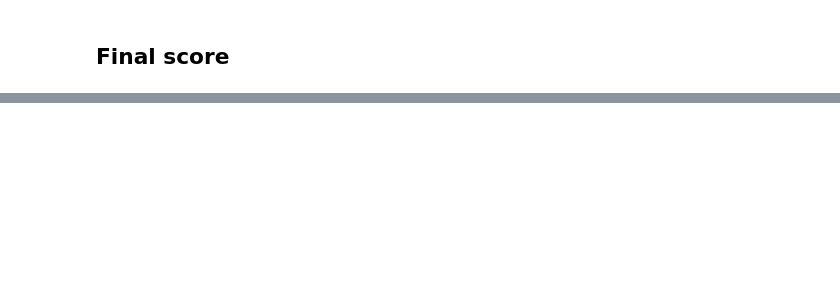
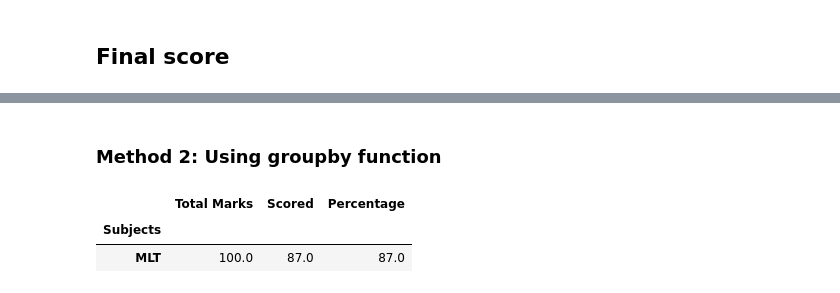
Before and after one commit to hem436/Student-s-Autograder, a Jupyter notebook: Autograder.ipynb, the cells around one changed output, grey strips where cells are left out. Saved outputs shown, nothing was run; the diff lists cells and outputs as text; code cells hidden in the pictures; blank space fills up the shorter version.

```diff
--- a/Autograder.ipynb
+++ b/Autograder.ipynb
@@ -417,0 +450,16 @@ s_head
+# %% [markdown]
+### Method 2: Using groupby function
+# %%
+df2["Correct Marks"]=df2["Correct Marks"].apply(float)
+# %%
+report2=pd.DataFrame(df2.groupby("Subjects")[["Correct Marks","Score"]].sum())
+# %%
+report2["Percentage"]=(report2["Score"]*100/report2["Correct Marks"]).round(2)
+# %%
+report2.columns=["Total Marks","Scored","Percentage"]
+# %%
+report2
+# %% [output]
+|  | Total Marks | Scored | Percentage |
+| Subjects |  |  |  |
+| MLT | 100.0 | 87.0 | 87.0 |
```
Also changed, not shown: parts of 24 cells of this notebook.
